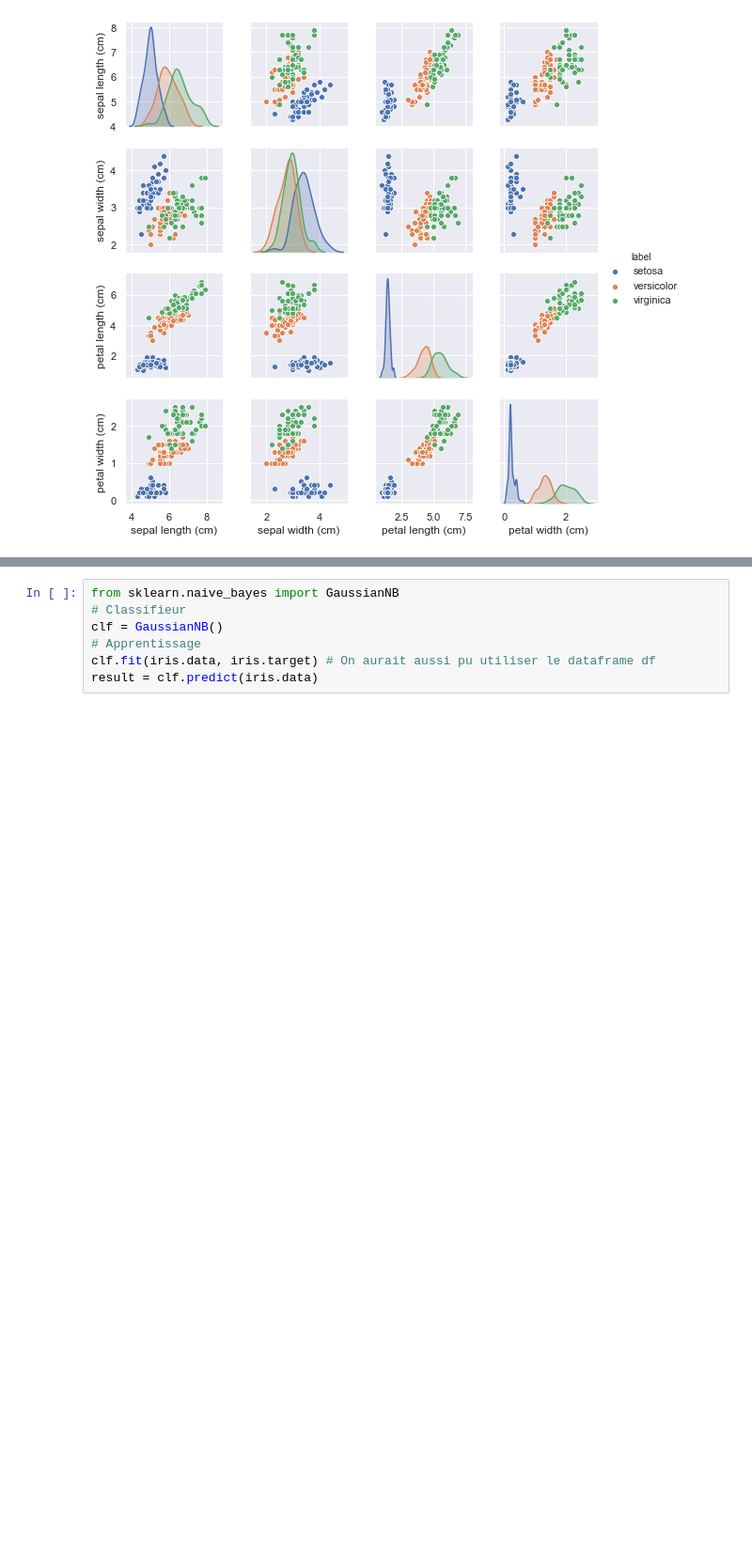
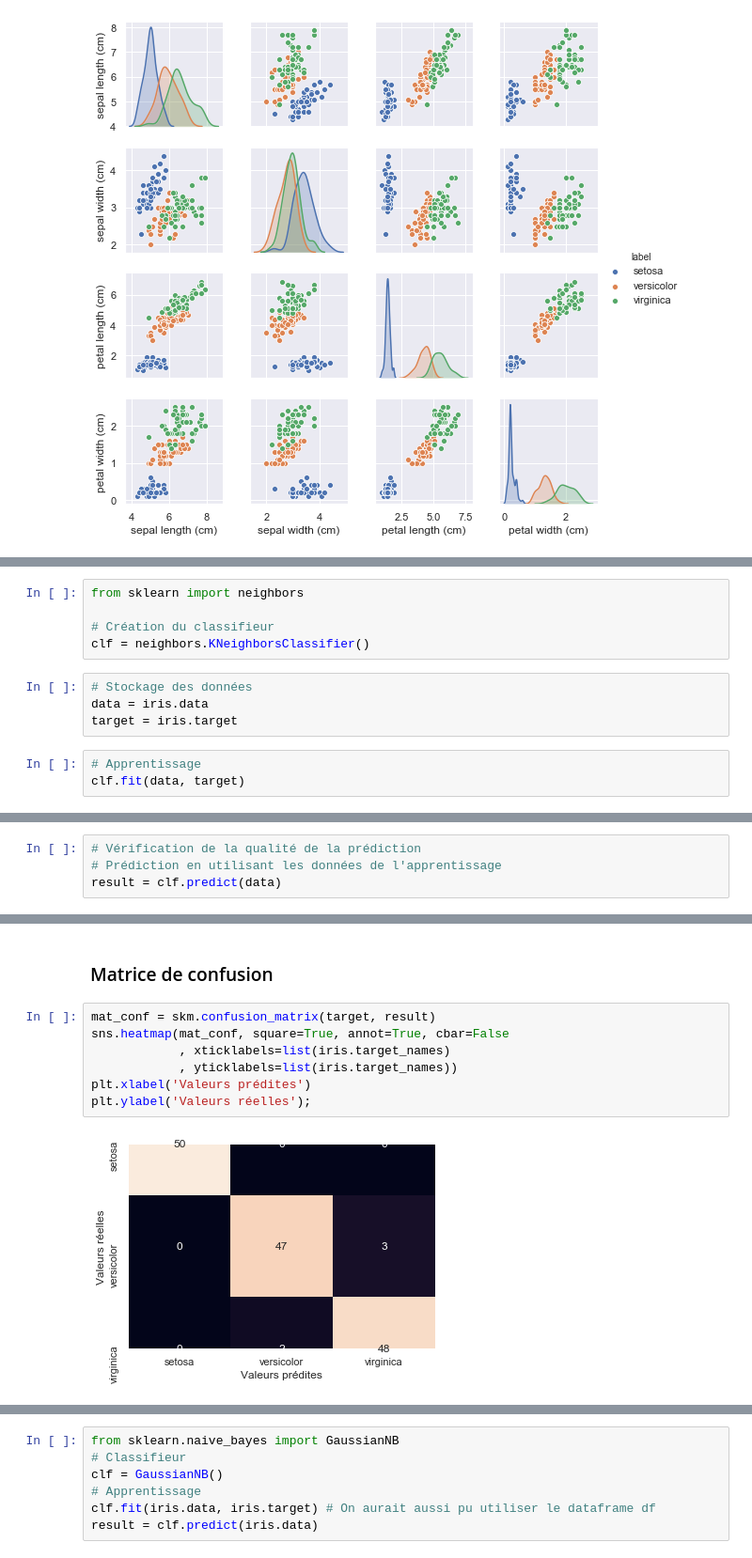
Before and after one commit to xpessoles/Informatique_Dev, a Jupyter notebook: Cy_00_IA/TD_Classique_02_Iris/scripts/Iris.ipynb, the cells around one changed output, grey strips where cells are left out. Shown at 94% size. Drawn from its saved outputs; the diff is of its cells as text; blank space fills up the shorter version.

```diff
--- a/Cy_00_IA/TD_Classique_02_Iris/scripts/Iris.ipynb
+++ b/Cy_00_IA/TD_Classique_02_Iris/scripts/Iris.ipynb
@@ -18,0 +25,12 @@ sns.pairplot(df, hue='label', vars=iris['feature_names'], height=2);
+# %%
+from sklearn import neighbors
+
+# Création du classifieur
+clf = neighbors.KNeighborsClassifier()
+# %%
+# Stockage des données
+data = iris.data
+target = iris.target
+# %%
+# Apprentissage
+clf.fit(data, target)
@@ -18,0 +41,4 @@ sns.pairplot(df, hue='label', vars=iris['feature_names'], height=2);
+# %%
+# Vérification de la qualité de la prédiction
+# Prédiction en utilisant les données de l'apprentissage
+result = clf.predict(data)
@@ -19 +61,12 @@ sns.pairplot(df, hue='label', vars=iris['feature_names'], height=2);
+# %% [markdown]
+### Matrice de confusion
+# %%
+mat_conf = skm.confusion_matrix(target, result)
+sns.heatmap(mat_conf, square=True, annot=True, cbar=False
+            , xticklabels=list(iris.target_names)
+            , yticklabels=list(iris.target_names))
+plt.xlabel('Valeurs prédites')
+plt.ylabel('Valeurs réelles');
+# %% [output]
+[figure, added]
 # %% [markdown]
```
Also changed, not shown: parts of 9 cells of this notebook, 18 other files.
